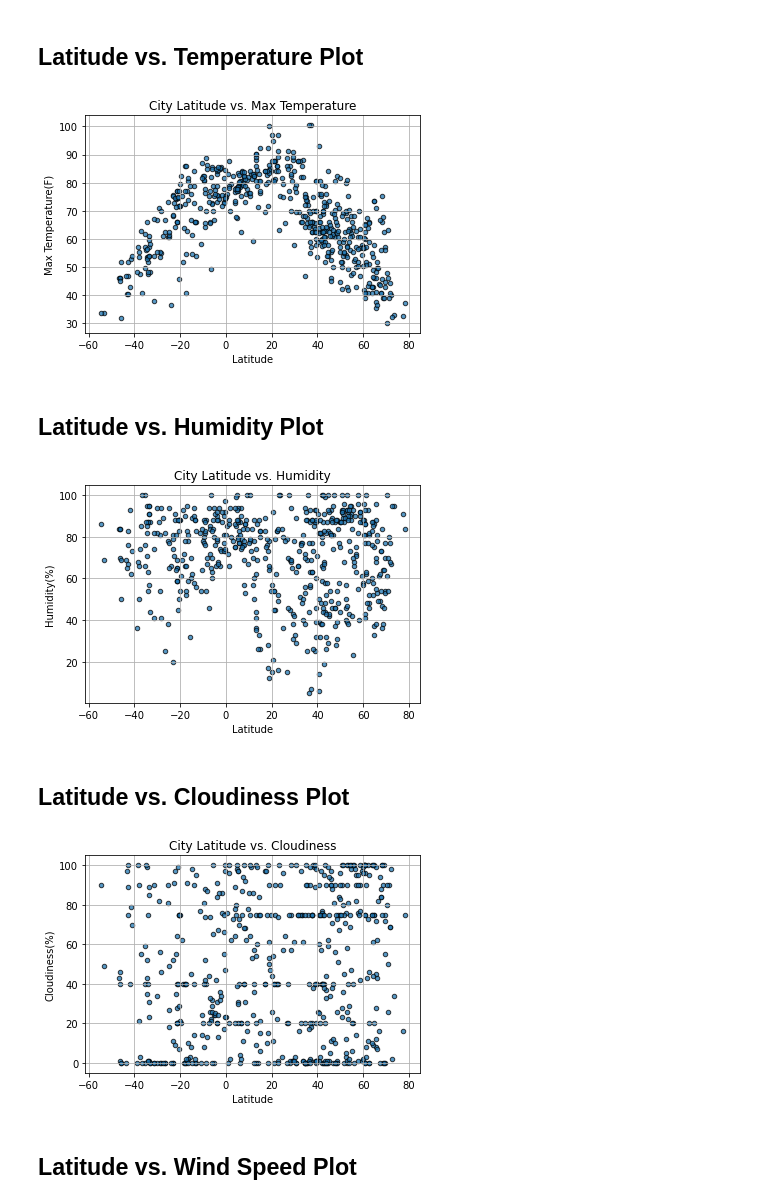
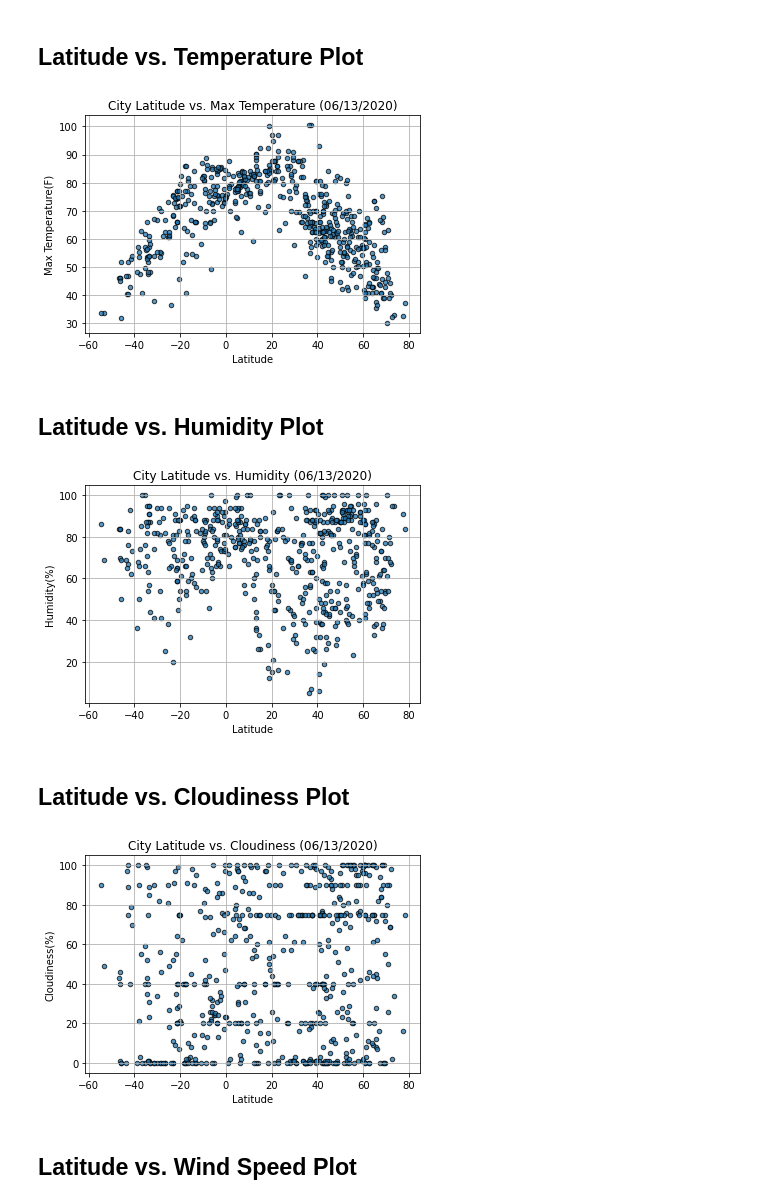
Before and after one commit to Mlara73/Weather-Analysis, a Jupyter notebook: WeatherPy/WeatherPy.ipynb, the cells around one changed output. Saved outputs shown, nothing was run; the diff lists cells and outputs as text; code cells hidden in the pictures.

```diff
--- a/WeatherPy/WeatherPy.ipynb
+++ b/WeatherPy/WeatherPy.ipynb
@@ -210,32 +210,34 @@ clean_city_data.to_csv("output_data/cities.csv",encoding="utf-8",index=False,hea
 ## Latitude vs. Temperature Plot
 # %%
 clean_city_data.plot("Latitude","Max Temp",kind="scatter",marker="o", facecolor="blue", edgecolor="black", alpha= 0.75)
-plt.title("City Latitude vs. Max Temperature")
+converted_date= pd.to_datetime(clean_city_data.loc[0,"Date"],unit="s").strftime('%m/%d/%Y')
+date_modified=str(converted_date).split()[0]
+plt.title(f"City Latitude vs. Max Temperature ({date_modified})")
 plt.ylabel("Max Temperature(F)")
 plt.xlabel("Latitude")
 plt.grid()
 # %% [output]
-[figure, old version]
+[figure, new version]
 # %% [markdown]
 ## Latitude vs. Humidity Plot
 # %%
 clean_city_data.plot("Latitude","Humidity",kind="scatter",marker="o", facecolor="blue", edgecolor="black", alpha= 0.75)
-plt.title("City Latitude vs. Humidity")
+plt.title(f"City Latitude vs. Humidity ({date_modified})")
 plt.ylabel("Humidity(%)")
 plt.xlabel("Latitude")
 plt.grid()
 # %% [output]
-[figure, old version]
+[figure, new version]
 # %% [markdown]
 ## Latitude vs. Cloudiness Plot
 # %%
 clean_city_data.plot("Latitude","Cloudiness",kind="scatter",marker="o", facecolor="blue", edgecolor="black", alpha= 0.75)
-plt.title("City Latitude vs. Cloudiness")
+plt.title(f"City Latitude vs. Cloudiness ({date_modified})")
 plt.ylabel("Cloudiness(%)")
 plt.xlabel("Latitude")
 plt.grid()
 # %% [output]
-[figure, old version]
+[figure, new version]
 # %% [markdown]
 ## Latitude vs. Wind Speed Plot
 # %%
```
Also changed, not shown: parts of 12 cells of this notebook.
